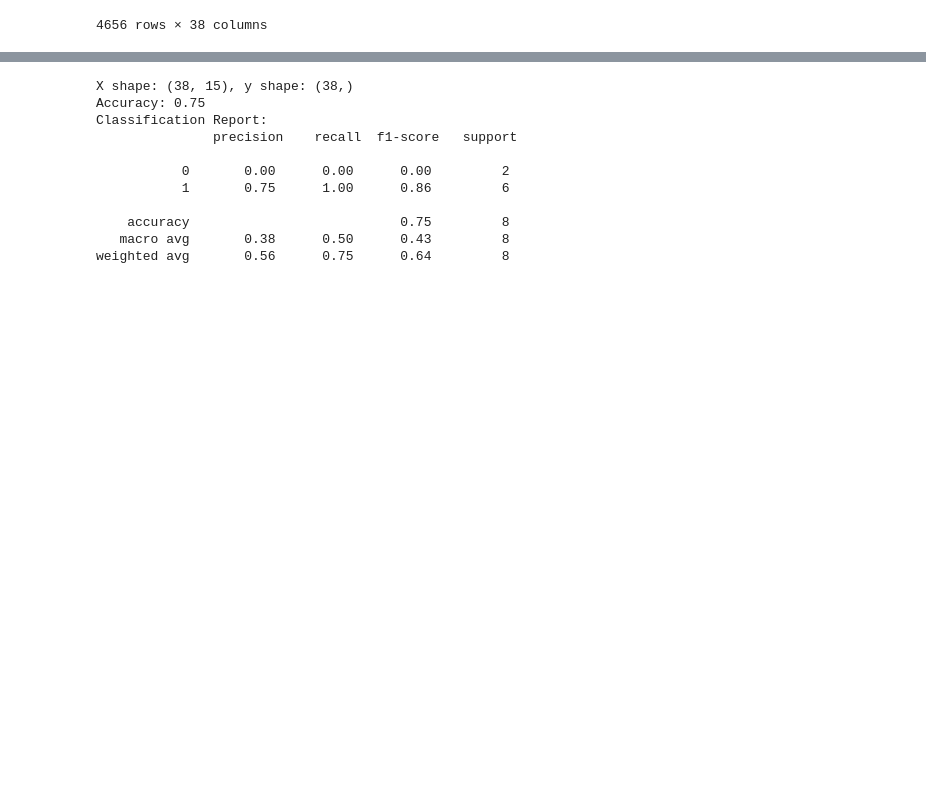
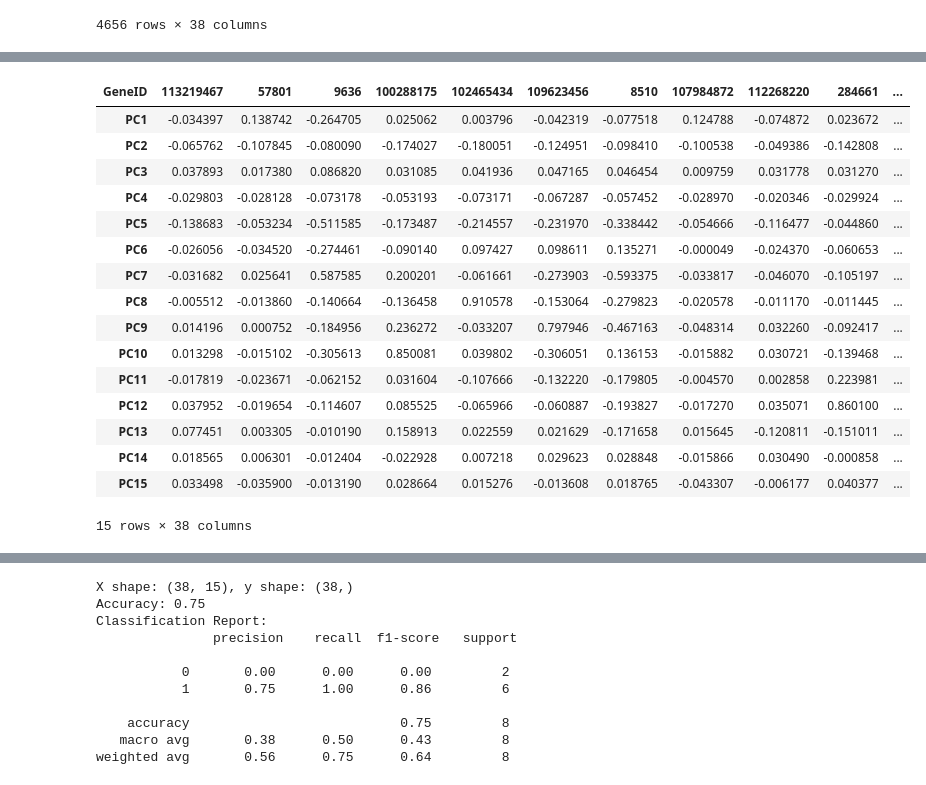
Before and after one commit to zoraizmohammad/LifeEdit-geneclassifier, a Jupyter notebook: Code/classifier_imt/forest_classifier.ipynb, the cells around one changed output, grey strips where cells are left out. Cells and saved outputs as stored; diff of their text form; code cells hidden in the pictures; blank space fills up the shorter version.

Commit message:
filtering for genes

```diff
--- a/Code/classifier_imt/forest_classifier.ipynb
+++ b/Code/classifier_imt/forest_classifier.ipynb
@@ -259,6 +275,26 @@ components_df = pd.DataFrame(
     columns=merged_data['GeneID'][:expression_data.shape[1]],
     index=[f"PC{i+1}" for i in range(n_components_75)]
 )
+# %%
+components_df
+# %% [output]
+| GeneID | 113219467 | 57801 | 9636 | 100288175 | 102465434 | 109623456 | 8510 | 107984872 | 112268220 | 284661 | ... |
+| PC1 | -0.034397 | 0.138742 | -0.264705 | 0.025062 | 0.003796 | -0.042319 | -0.077518 | 0.124788 | -0.074872 | 0.023672 | ... |
+| PC2 | -0.065762 | -0.107845 | -0.080090 | -0.174027 | -0.180051 | -0.124951 | -0.098410 | -0.100538 | -0.049386 | -0.142808 | ... |
+| PC3 | 0.037893 | 0.017380 | 0.086820 | 0.031085 | 0.041936 | 0.047165 | 0.046454 | 0.009759 | 0.031778 | 0.031270 | ... |
+| PC4 | -0.029803 | -0.028128 | -0.073178 | -0.053193 | -0.073171 | -0.067287 | -0.057452 | -0.028970 | -0.020346 | -0.029924 | ... |
+| PC5 | -0.138683 | -0.053234 | -0.511585 | -0.173487 | -0.214557 | -0.231970 | -0.338442 | -0.054666 | -0.116477 | -0.044860 | ... |
+| PC6 | -0.026056 | -0.034520 | -0.274461 | -0.090140 | 0.097427 | 0.098611 | 0.135271 | -0.000049 | -0.024370 | -0.060653 | ... |
+| PC7 | -0.031682 | 0.025641 | 0.587585 | 0.200201 | -0.061661 | -0.273903 | -0.593375 | -0.033817 | -0.046070 | -0.105197 | ... |
+| PC8 | -0.005512 | -0.013860 | -0.140664 | -0.136458 | 0.910578 | -0.153064 | -0.279823 | -0.020578 | -0.011170 | -0.011445 | ... |
+| PC9 | 0.014196 | 0.000752 | -0.184956 | 0.236272 | -0.033207 | 0.797946 | -0.467163 | -0.048314 | 0.032260 | -0.092417 | ... |
+| PC10 | 0.013298 | -0.015102 | -0.305613 | 0.850081 | 0.039802 | -0.306051 | 0.136153 | -0.015882 | 0.030721 | -0.139468 | ... |
+| PC11 | -0.017819 | -0.023671 | -0.062152 | 0.031604 | -0.107666 | -0.132220 | -0.179805 | -0.004570 | 0.002858 | 0.223981 | ... |
+| PC12 | 0.037952 | -0.019654 | -0.114607 | 0.085525 | -0.065966 | -0.060887 | -0.193827 | -0.017270 | 0.035071 | 0.860100 | ... |
+| PC13 | 0.077451 | 0.003305 | -0.010190 | 0.158913 | 0.022559 | 0.021629 | -0.171658 | 0.015645 | -0.120811 | -0.151011 | ... |
+| PC14 | 0.018565 | 0.006301 | -0.012404 | -0.022928 | 0.007218 | 0.029623 | 0.028848 | -0.015866 | 0.030490 | -0.000858 | ... |
+| PC15 | 0.033498 | -0.035900 | -0.013190 | 0.028664 | 0.015276 | -0.013608 | 0.018765 | -0.043307 | -0.006177 | 0.040377 | ... |
+15 rows × 38 columns
 # %%
 pca_scores = expression_data.values.dot(components_df.values.T)
 pca_scores_df = pd.DataFrame(
```
Also changed, not shown: parts of 20 cells of this notebook.
